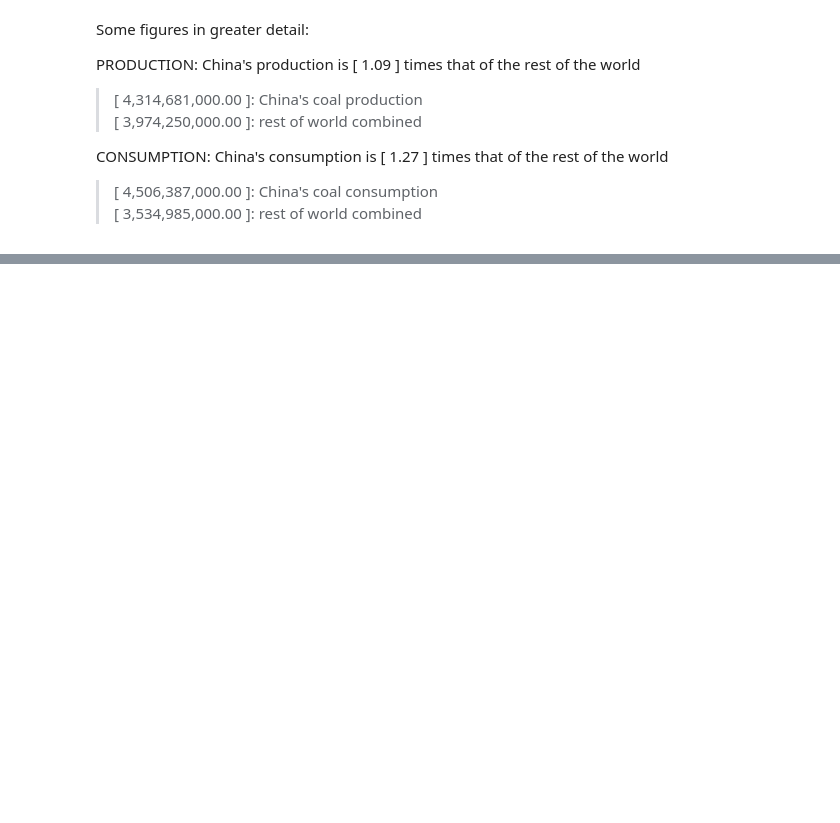
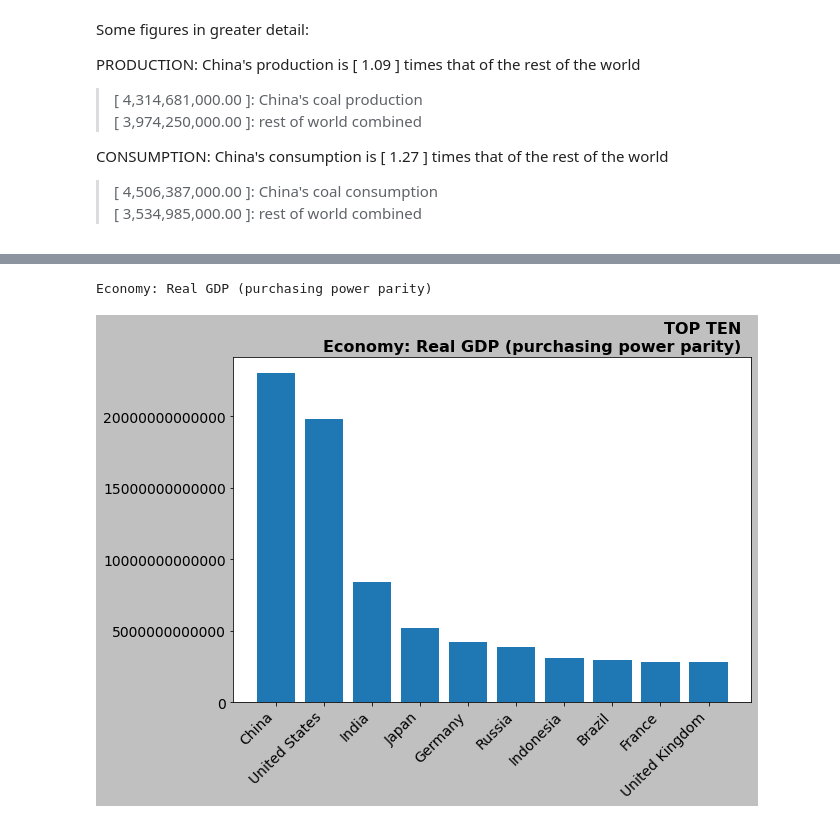
Before and after one commit to romstroller/ciaFactbook, a Jupyter notebook: ciaFBtest.ipynb, the cells around one changed output, grey strips where cells are left out. Cells and saved outputs as stored; diff of their text form; code cells hidden in the pictures; blank space fills up the shorter version.

Commit message:
fixed scale-matching, extend t10 exploration

```diff
--- a/ciaFBtest.ipynb
+++ b/ciaFBtest.ipynb
@@ -85,15 +99,14 @@ def excludeParenth( _mtchLi, _val ):
 
 
 def getMatchRemain( df_in, coIdex, patrn ):
-
     # get any number-pattern match from each row in a list
     mtches = df_in.iloc[ :, coIdex ].str.findall( patrn )
-    # store non-number remainder of string (potential unit etc)
+
+    pos = 0
     rmnder = [ ]
-    mtches_ret = []
-    pos = 0
+    mtches_ret = [ ]
+
     for roVal in df_in.iloc[ :, coIdex ]:
-
         matchLi = mtches[ pos ]
         if type( matchLi ) != list: rmnt = None
         elif len( matchLi ) == 1: rmnt = roVal
@@ -103,15 +116,14 @@ def getMatchRemain( df_in, coIdex, patrn ):
         if rmnt:
             # is non-float and is list, exclude any parenthesised matches
             matchLi = excludeParenth( mtches[ pos ], roVal )
-            mtches_ret.append(matchLi)
-            if len(matchLi)>0:
+            mtches_ret.append( matchLi )
+            if len( matchLi ) > 0:
                 # exclude main value candidate
                 rmnder.append( rmnt.replace( matchLi[ 0 ], '' ) )
-
         else:
             # NEED APPEND FLOAT_ONLY MATCH; THIS FL+EMPLIST
-            if type(matchLi)==float: mtches_ret.append(matchLi)
-            else: matchLi.append(np.nan)
+            if type( matchLi ) == float: mtches_ret.append( matchLi )
+            else: mtches_ret.append( np.nan )
             rmnder.append( "" )
 
         pos += 1
@@ -141,17 +150,13 @@ serbDex
 
 patt = re.compile( r'([+-]?\d{1,3}(?:,\d{3})*(?:\.\d+)?|\d*\.\d+|\d+)' )
 
-dfFbDict = { }  # to collect column data during cleaning
+dfFbDict = { }  # collect column data
 checkTypes = { }
 
-# colDex = 1                                        # TESTING
-colDex = list(dffBook.columns).index("Environment: Total water withdrawal - agricultural")
-                                                    # TESTING
-for colName in dffBook.columns[ colDex: colDex+1 ]: # TESTING [ colDex: ]:
+colDex = 1
+for colName in dffBook.columns[ colDex: ]:
     origCol = dffBook.iloc[ :, colDex ]
     colType = dffBook[ colName ].dtype
-
-    print(origCol[serbDex])                         # TESTING
 
     # get match if string, store if already float, catch unexpected
     if colType == float:
@@ -162,12 +167,6 @@ for colName in dffBook.columns[ colDex: colDex+1 ]: # TESTING [ colDex: ]:
         matches, remainder = getMatchRemain( dffBook, colDex, patt )
         colDict = { 'matchedNums': matches, 'remainder': remainder }
 
-
-
-        print(matches[serbDex])                     # TESTING
-        print(remainder[serbDex])                   # TESTING
-
-
     colDict[ 'origCol' ] = origCol
     dfFbDict[ colName ] = colDict
     colDex += 1
@@ -961,0 +1003,5 @@ showNumber = 1
+# %%
+showTopTen( 'Economy: Real GDP (purchasing power parity)', df )
+# %% [output]
+Economy: Real GDP (purchasing power parity)
+[figure, added]
```
Also changed, not shown: parts of 51 cells of this notebook.
